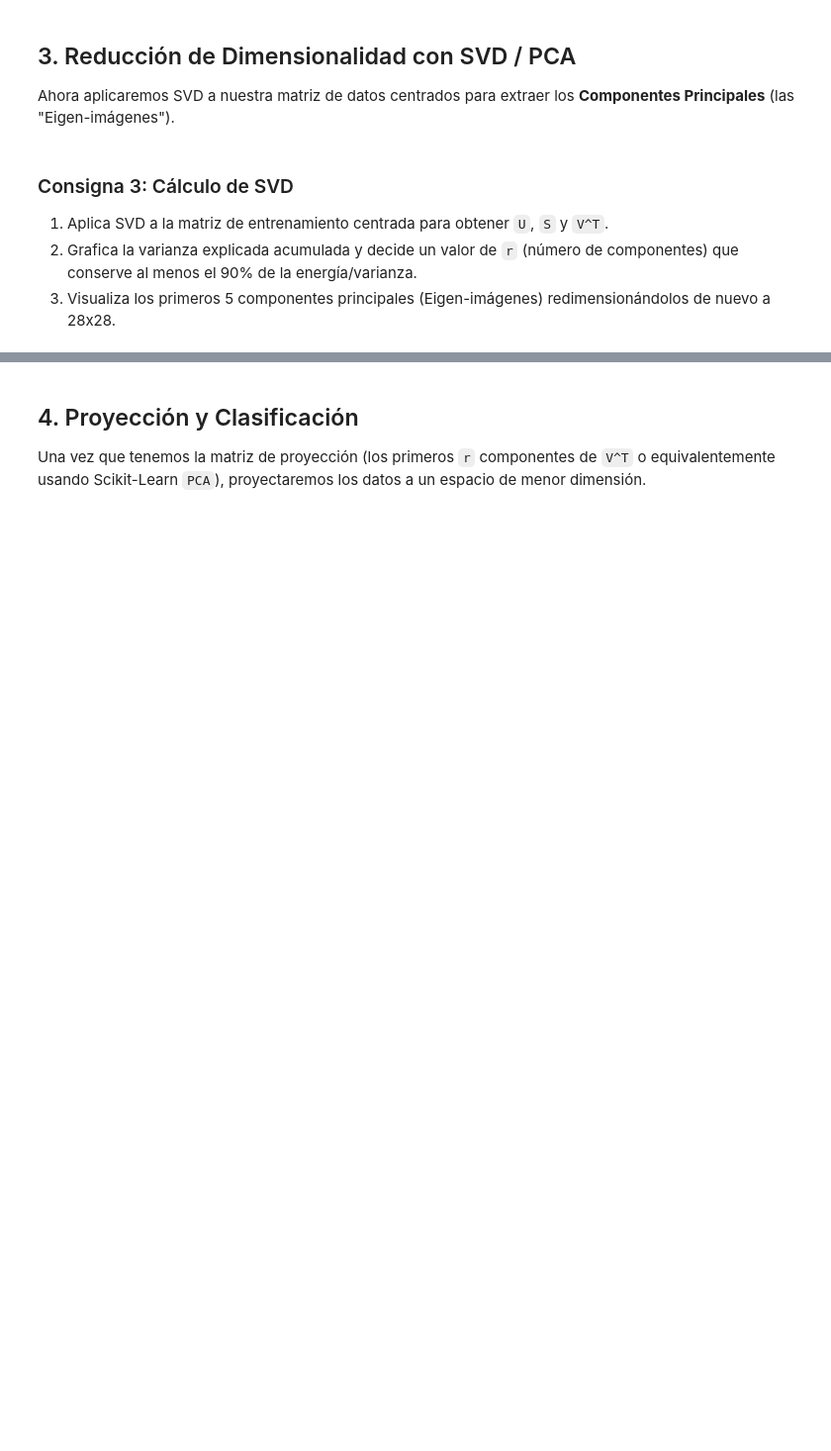
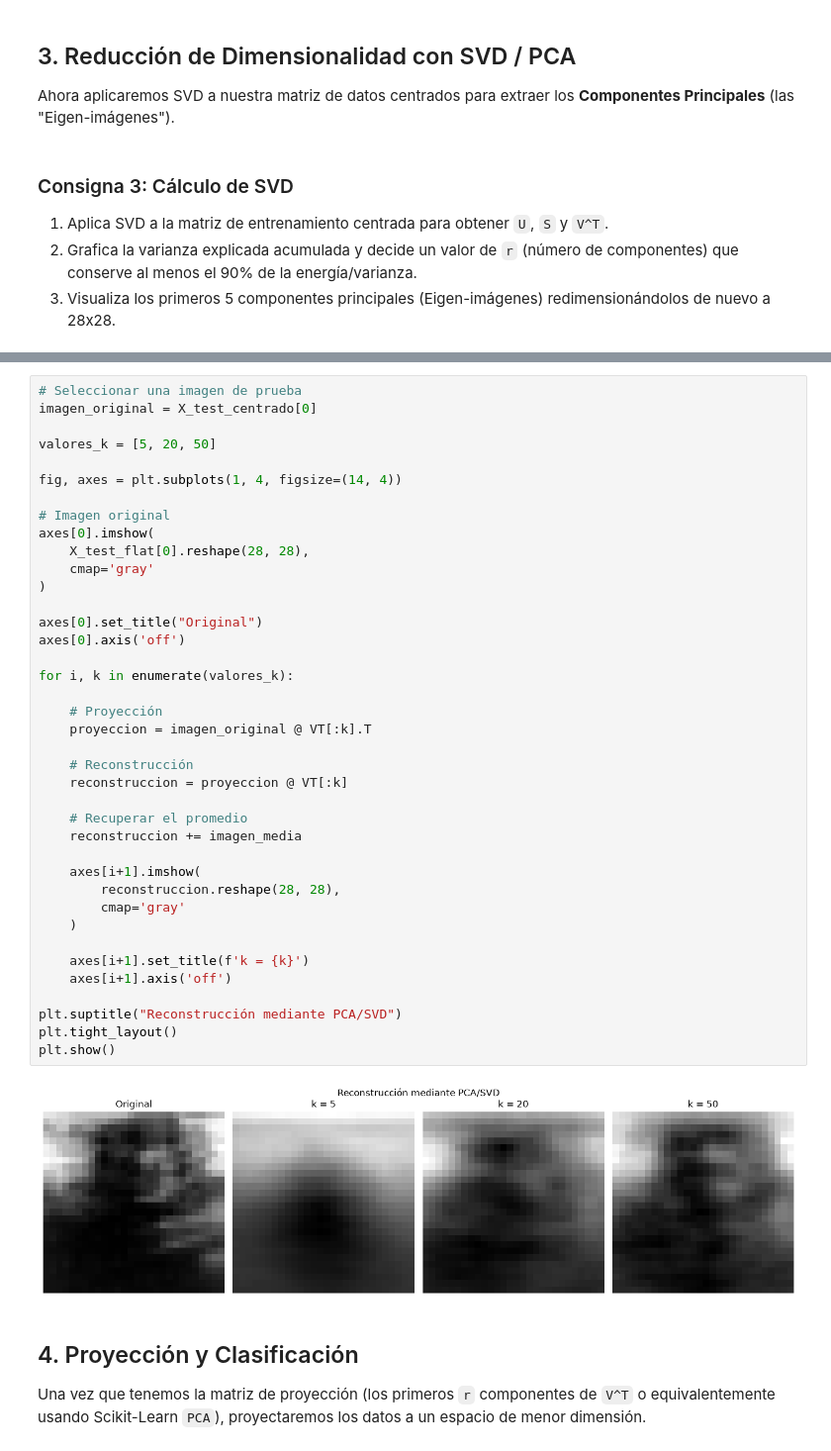
Before and after one commit to J-Palma/ML1_2026-2, a Jupyter notebook: TP_3/TP3_Consigna.ipynb, the cells around one changed output, grey strips where cells are left out. Shown at 99% size. Drawn from its saved outputs; the diff is of its cells as text; blank space fills up the shorter version.

```diff
--- a/TP_3/TP3_Consigna.ipynb
+++ b/TP_3/TP3_Consigna.ipynb
@@ -61,3 +208,44 @@ Ahora aplicaremos SVD a nuestra matriz de datos centrados para extraer los **Com
+# %%
+# Seleccionar una imagen de prueba
+imagen_original = X_test_centrado[0]
+
+valores_k = [5, 20, 50]
+
+fig, axes = plt.subplots(1, 4, figsize=(14, 4))
+
+# Imagen original
+axes[0].imshow(
+    X_test_flat[0].reshape(28, 28),
+    cmap='gray'
+)
+
+axes[0].set_title("Original")
+axes[0].axis('off')
+
+for i, k in enumerate(valores_k):
+
+    # Proyección
+    proyeccion = imagen_original @ VT[:k].T
+
+    # Reconstrucción
+    reconstruccion = proyeccion @ VT[:k]
+
+    # Recuperar el promedio
+    reconstruccion += imagen_media
+
+    axes[i+1].imshow(
+        reconstruccion.reshape(28, 28),
+        cmap='gray'
+    )
+
+    axes[i+1].set_title(f'k = {k}')
+    axes[i+1].axis('off')
+
+plt.suptitle("Reconstrucción mediante PCA/SVD")
+plt.tight_layout()
+plt.show()
+# %% [output]
+[figure, added]
 # %% [markdown]
 ## 4. Proyección y Clasificación
 Una vez que tenemos la matriz de proyección (los primeros `r` componentes de `V^T` o equivalentemente usando Scikit-Learn `PCA`), proyectaremos los datos a un espacio de menor dimensión.
```
Also changed, not shown: parts of 19 cells of this notebook, 4 other files.
